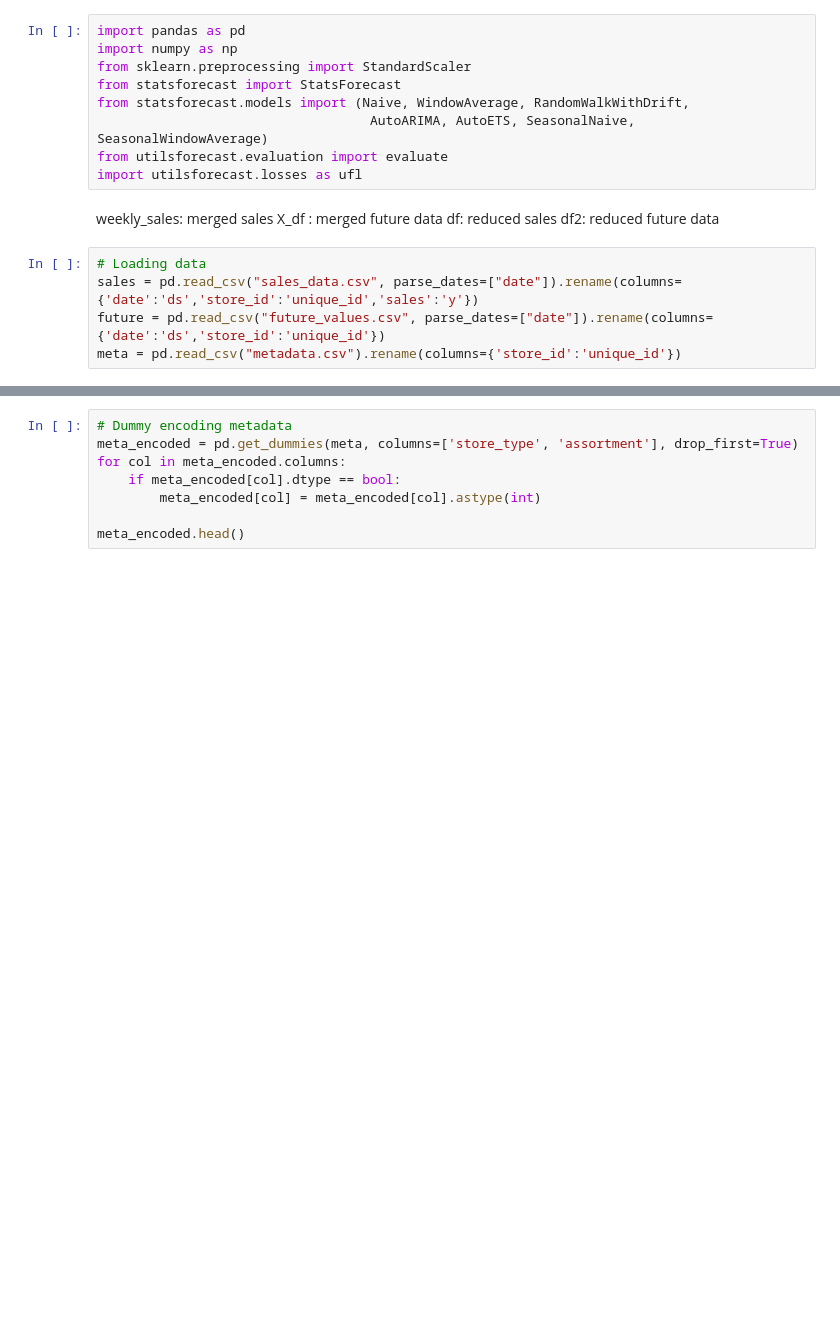
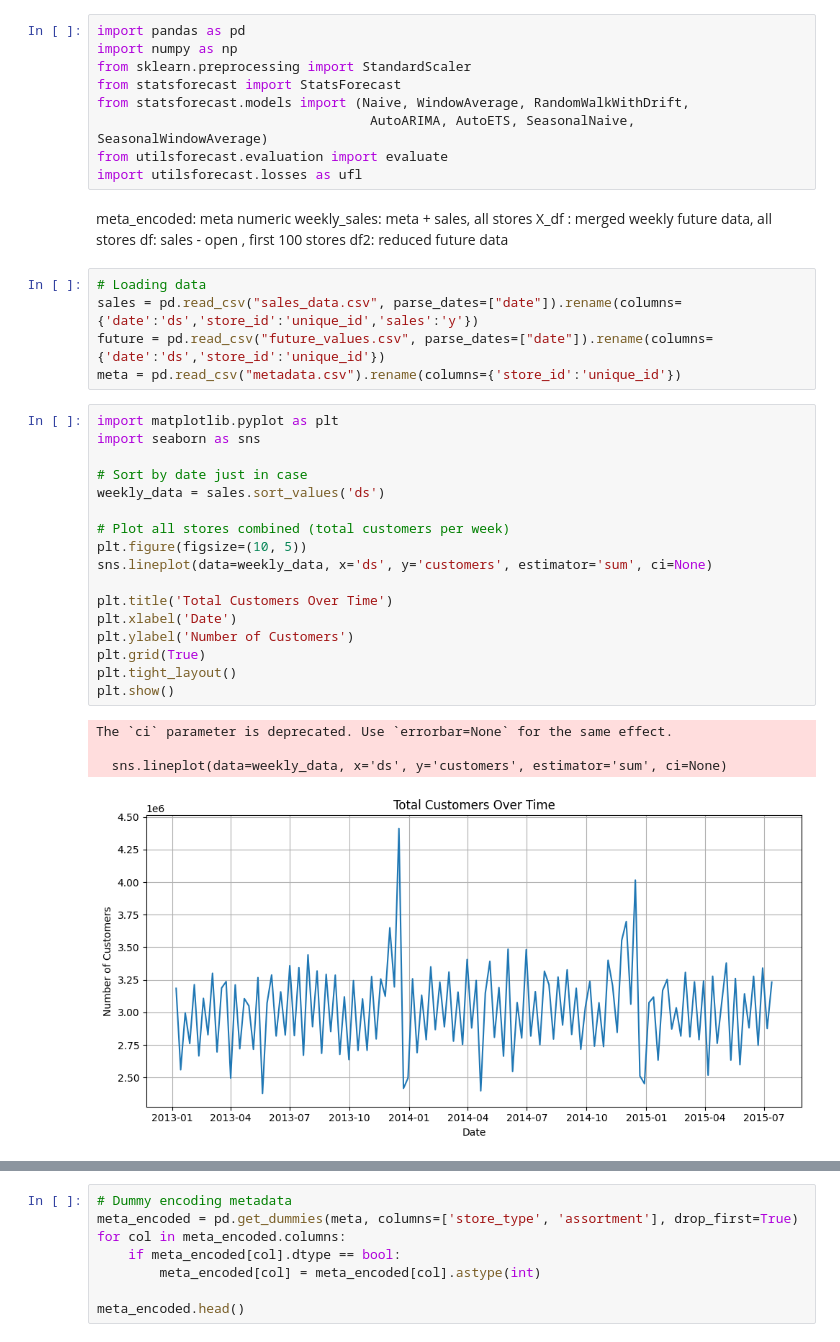
Before and after one commit to YL-6/BF-final, a Jupyter notebook: Sila.3.ipynb, the cells around one changed output, grey strips where cells are left out. Cells and saved outputs as stored; diff of their text form; blank space fills up the shorter version.

```diff
--- a/Sila.3.ipynb
+++ b/Sila.3.ipynb
@@ -8,12 +8,35 @@ from statsforecast.models import (Naive, WindowAverage, RandomWalkWithDrift,
 from utilsforecast.evaluation import evaluate
 import utilsforecast.losses as ufl
 # %% [markdown]
-weekly_sales: merged sales
-X_df : merged future data
-df: reduced sales
+meta_encoded: meta numeric
+weekly_sales: meta + sales, all stores
+X_df : merged weekly future data, all stores
+df: sales - open , first 100 stores
 df2: reduced future data
 # %%
 # Loading data
 sales = pd.read_csv("sales_data.csv", parse_dates=["date"]).rename(columns={'date':'ds','store_id':'unique_id','sales':'y'})
 future = pd.read_csv("future_values.csv", parse_dates=["date"]).rename(columns={'date':'ds','store_id':'unique_id'})
 meta = pd.read_csv("metadata.csv").rename(columns={'store_id':'unique_id'})
+# %%
+import matplotlib.pyplot as plt
+import seaborn as sns
+
+# Sort by date just in case
+weekly_data = sales.sort_values('ds')
+
+# Plot all stores combined (total customers per week)
+plt.figure(figsize=(10, 5))
+sns.lineplot(data=weekly_data, x='ds', y='customers', estimator='sum', ci=None)
+
+plt.title('Total Customers Over Time')
+plt.xlabel('Date')
+plt.ylabel('Number of Customers')
+plt.grid(True)
+plt.tight_layout()
+plt.show()
+# %% [output]
+The `ci` parameter is deprecated. Use `errorbar=None` for the same effect.
+
+  sns.lineplot(data=weekly_data, x='ds', y='customers', estimator='sum', ci=None)
+[figure, added]
```
Also changed, not shown: parts of 24 cells of this notebook.
